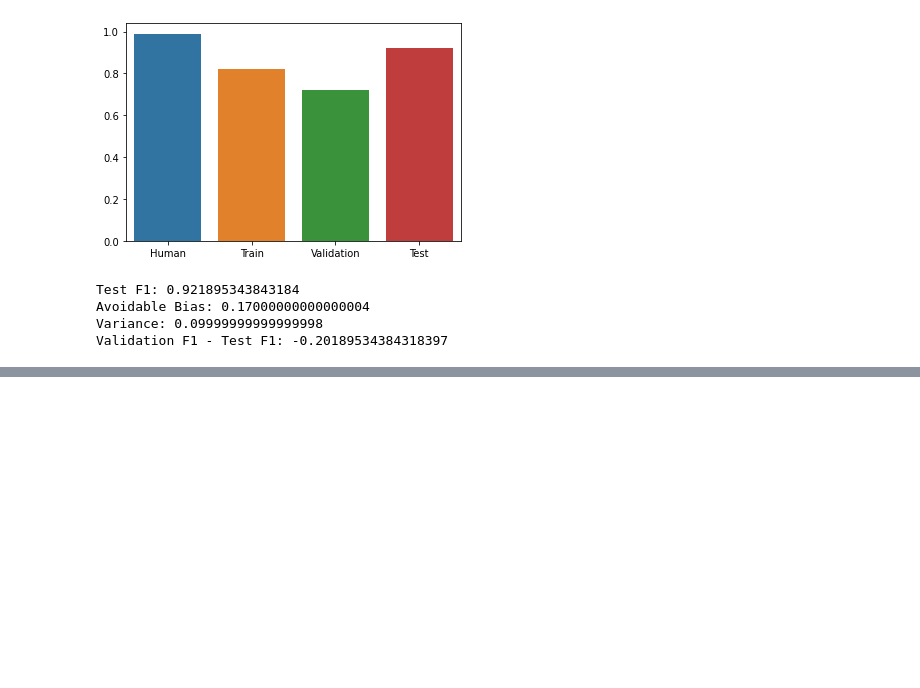
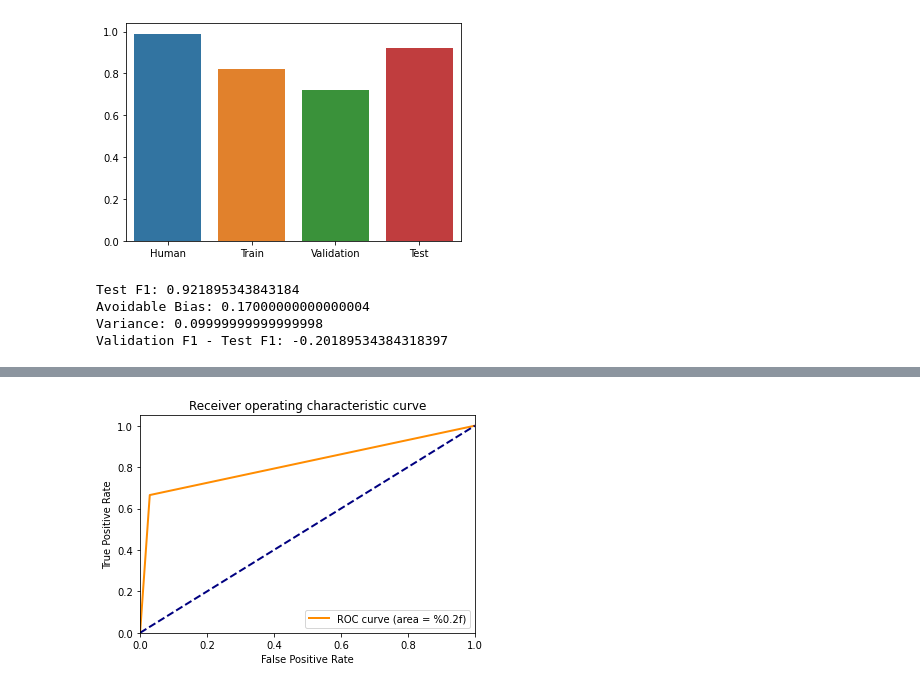
Before and after one commit to Jahnic/AgileProjects, a Jupyter notebook: twitter_sentiment/notebooks/BERT_test.ipynb, the cells around one changed output, grey strips where cells are left out. Saved outputs shown, nothing was run; the diff lists cells and outputs as text; code cells hidden in the pictures; blank space fills up the shorter version.

Commit message:
add ROC curve

```diff
--- a/twitter_sentiment/notebooks/BERT_test.ipynb
+++ b/twitter_sentiment/notebooks/BERT_test.ipynb
@@ -105,7 +106,7 @@ BERTGRUSentiment(
 test_df = pd.read_csv("../data/interim/test_bin_data.csv")
 test_labels = test_df["1"].values
 # %%
-def preprocess_and_predict(sentence):
+def preprocess_and_predict(sentence, threshold):
     '''
     Tokenizes a sentances, removes two characters from maximum length (282) and
     converts tokens to corresponding embedding index
@@ -113,8 +114,15 @@ def preprocess_and_predict(sentence):
     Returns: embedding indices tensor of tokens in sentence
     '''
 
+    # process inputs
     inputs = tokenizer(sentence, padding=True, return_tensors="pt")
     indicies_tensor = inputs["input_ids"]
+
+    # predict
+    pred = model(indices)
+    pred = torch.round(torch.sigmoid(pred))
+    predictions.append(float(pred))
+
     return indicies_tensor
 # %%
 predictions = []
@@ -123,6 +131,9 @@ for sentence in test_df["10"]:
     pred = model(indices)
     pred = torch.round(torch.sigmoid(pred))
     predictions.append(float(pred))
+
+    out = preprocess_and_predict(sentence)
+    predictions.append(out)
 # %%
 test_f1 = f1_score(test_labels, predictions, average="weighted")
 print("Test F1:", test_f1)
@@ -169,0 +177,17 @@ np.sum(predictions)
+# %%
+fpr, tpr, thresh = roc_curve(test_labels, predictions)
+# %%
+plt.figure()
+lw = 2
+plt.plot(fpr, tpr, color='darkorange',
+         lw=lw, label='ROC curve (area = %0.2f)')
+plt.plot([0, 1], [0, 1], color='navy', lw=lw, linestyle='--')
+plt.xlim([0.0, 1.0])
+plt.ylim([0.0, 1.05])
+plt.xlabel('False Positive Rate')
+plt.ylabel('True Positive Rate')
+plt.title('Receiver operating characteristic curve')
+plt.legend(loc="lower right")
+plt.show()
+# %% [output]
+[figure, added]
```
Also changed, not shown: parts of 4 cells of this notebook.
